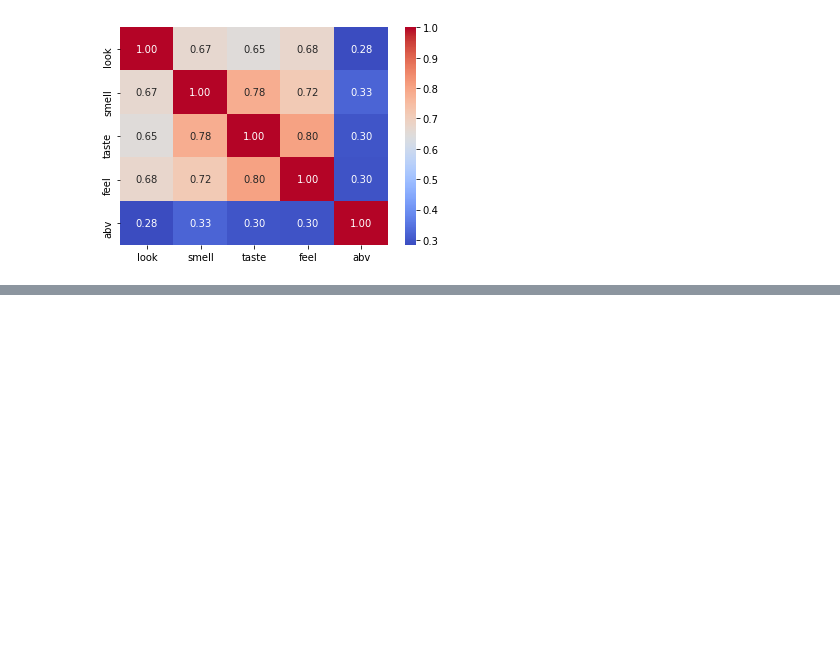
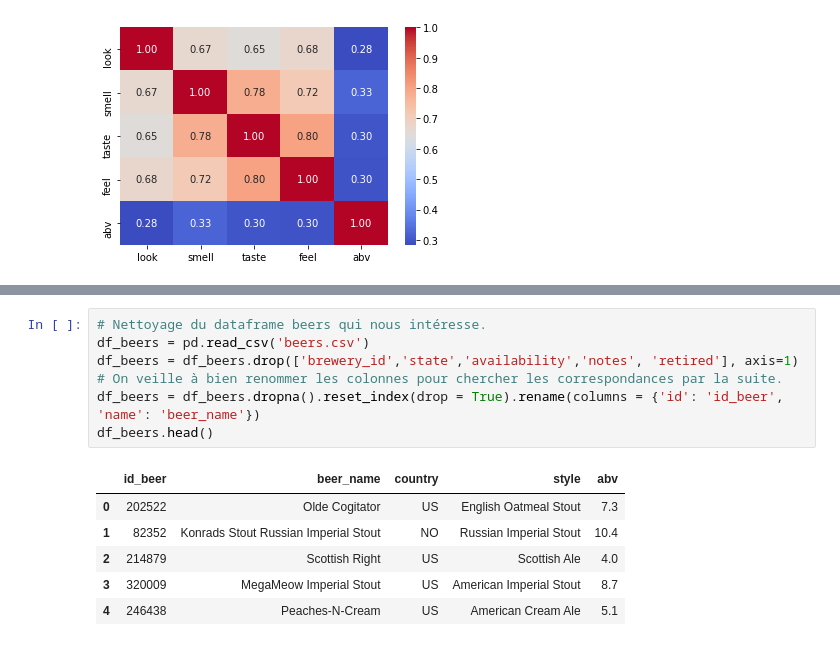
Before and after one commit to rhomain-rangeay/Projet-Python-pour-le-Data-Scientist, a Jupyter notebook: Projet_python_data_scientist.ipynb, the cells around one changed output, grey strips where cells are left out. Drawn from its saved outputs; the diff is of its cells as text; blank space fills up the shorter version.

```diff
--- a/Projet_python_data_scientist.ipynb
+++ b/Projet_python_data_scientist.ipynb
@@ -575,0 +435,14 @@ Le couple n'est pas une clé unique parfaite mais l'imperfection ne concernera q
+# %%
+# Nettoyage du dataframe beers qui nous intéresse.
+df_beers = pd.read_csv('beers.csv')
+df_beers = df_beers.drop(['brewery_id','state','availability','notes', 'retired'], axis=1)
+# On veille à bien renommer les colonnes pour chercher les correspondances par la suite.
+df_beers = df_beers.dropna().reset_index(drop = True).rename(columns = {'id': 'id_beer', 'name': 'beer_name'})
+df_beers.head()
+# %% [output]
+|  | id_beer | beer_name | country | style | abv |
+| 0 | 202522 | Olde Cogitator | US | English Oatmeal Stout | 7.3 |
+| 1 | 82352 | Konrads Stout Russian Imperial Stout | NO | Russian Imperial Stout | 10.4 |
+| 2 | 214879 | Scottish Right | US | Scottish Ale | 4.0 |
+| 3 | 320009 | MegaMeow Imperial Stout | US | American Imperial Stout | 8.7 |
+| 4 | 246438 | Peaches-N-Cream | US | American Cream Ale | 5.1 |
```
Also changed, not shown: parts of 51 cells of this notebook, 2 other files.
